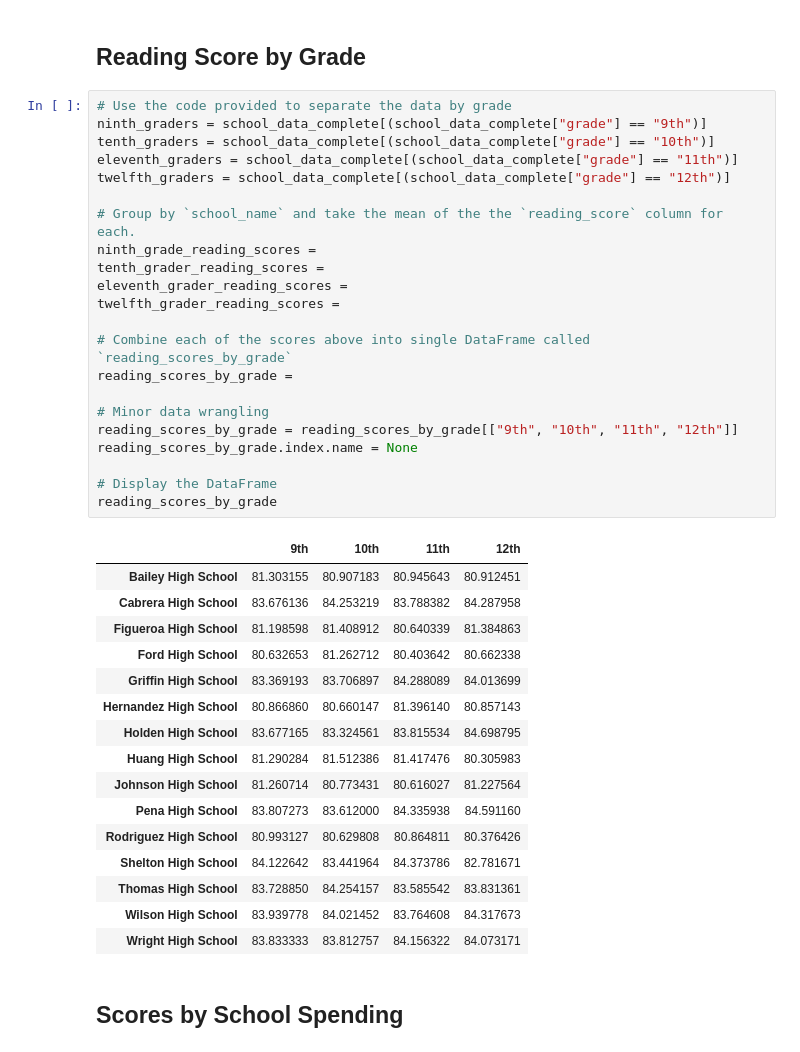
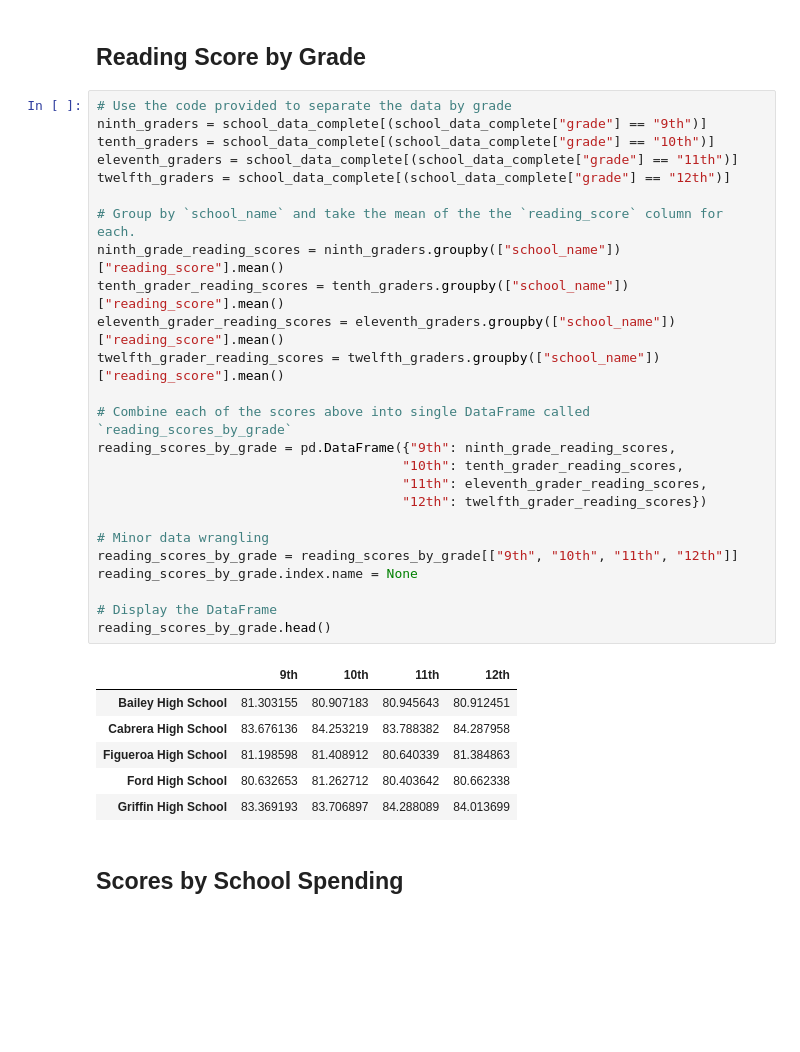
Before and after one commit to AdalbertPayan/pandas-challenge, a Jupyter notebook: Starter_Code/PyCitySchools/PyCitySchools_starter.ipynb, the cells around one changed output. Drawn from its saved outputs; the diff is of its cells as text; blank space fills up the shorter version.

```diff
--- a/Starter_Code/PyCitySchools/PyCitySchools_starter.ipynb
+++ b/Starter_Code/PyCitySchools/PyCitySchools_starter.ipynb
@@ -384,42 +429,35 @@ math_scores_by_grade
 # %%
 # Use the code provided to separate the data by grade
 ninth_graders = school_data_complete[(school_data_complete["grade"] == "9th")]
 tenth_graders = school_data_complete[(school_data_complete["grade"] == "10th")]
 eleventh_graders = school_data_complete[(school_data_complete["grade"] == "11th")]
 twelfth_graders = school_data_complete[(school_data_complete["grade"] == "12th")]
 
 # Group by `school_name` and take the mean of the the `reading_score` column for each.
-ninth_grade_reading_scores =
-tenth_grader_reading_scores =
-eleventh_grader_reading_scores =
-twelfth_grader_reading_scores =
+ninth_grade_reading_scores = ninth_graders.groupby(["school_name"])["reading_score"].mean()
+tenth_grader_reading_scores = tenth_graders.groupby(["school_name"])["reading_score"].mean()
+eleventh_grader_reading_scores = eleventh_graders.groupby(["school_name"])["reading_score"].mean()
+twelfth_grader_reading_scores = twelfth_graders.groupby(["school_name"])["reading_score"].mean()
 
 # Combine each of the scores above into single DataFrame called `reading_scores_by_grade`
-reading_scores_by_grade =
+reading_scores_by_grade = pd.DataFrame({"9th": ninth_grade_reading_scores,
+                                       "10th": tenth_grader_reading_scores,
+                                       "11th": eleventh_grader_reading_scores,
+                                       "12th": twelfth_grader_reading_scores})
 
 # Minor data wrangling
 reading_scores_by_grade = reading_scores_by_grade[["9th", "10th", "11th", "12th"]]
 reading_scores_by_grade.index.name = None
 
 # Display the DataFrame
-reading_scores_by_grade
+reading_scores_by_grade.head()
 # %% [output]
 |  | 9th | 10th | 11th | 12th |
 | Bailey High School | 81.303155 | 80.907183 | 80.945643 | 80.912451 |
 | Cabrera High School | 83.676136 | 84.253219 | 83.788382 | 84.287958 |
 | Figueroa High School | 81.198598 | 81.408912 | 80.640339 | 81.384863 |
 | Ford High School | 80.632653 | 81.262712 | 80.403642 | 80.662338 |
 | Griffin High School | 83.369193 | 83.706897 | 84.288089 | 84.013699 |
-| Hernandez High School | 80.866860 | 80.660147 | 81.396140 | 80.857143 |
-| Holden High School | 83.677165 | 83.324561 | 83.815534 | 84.698795 |
-| Huang High School | 81.290284 | 81.512386 | 81.417476 | 80.305983 |
-| Johnson High School | 81.260714 | 80.773431 | 80.616027 | 81.227564 |
-| Pena High School | 83.807273 | 83.612000 | 84.335938 | 84.591160 |
-| Rodriguez High School | 80.993127 | 80.629808 | 80.864811 | 80.376426 |
-| Shelton High School | 84.122642 | 83.441964 | 84.373786 | 82.781671 |
-| Thomas High School | 83.728850 | 84.254157 | 83.585542 | 83.831361 |
-| Wilson High School | 83.939778 | 84.021452 | 83.764608 | 84.317673 |
-| Wright High School | 83.833333 | 83.812757 | 84.156322 | 84.073171 |
 # %% [markdown]
 ## Scores by School Spending
 # %%
```
Also changed, not shown: parts of 12 cells of this notebook.
